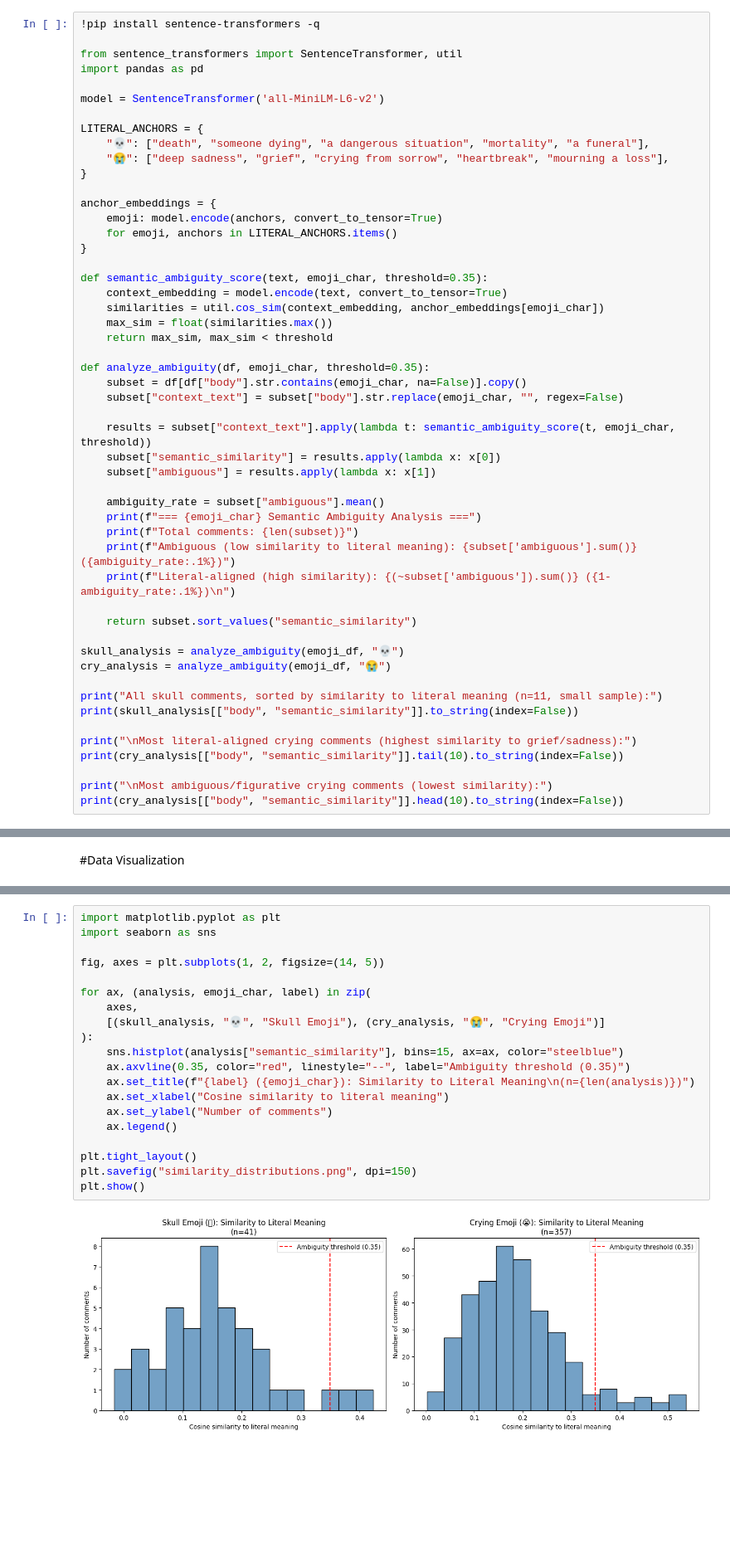
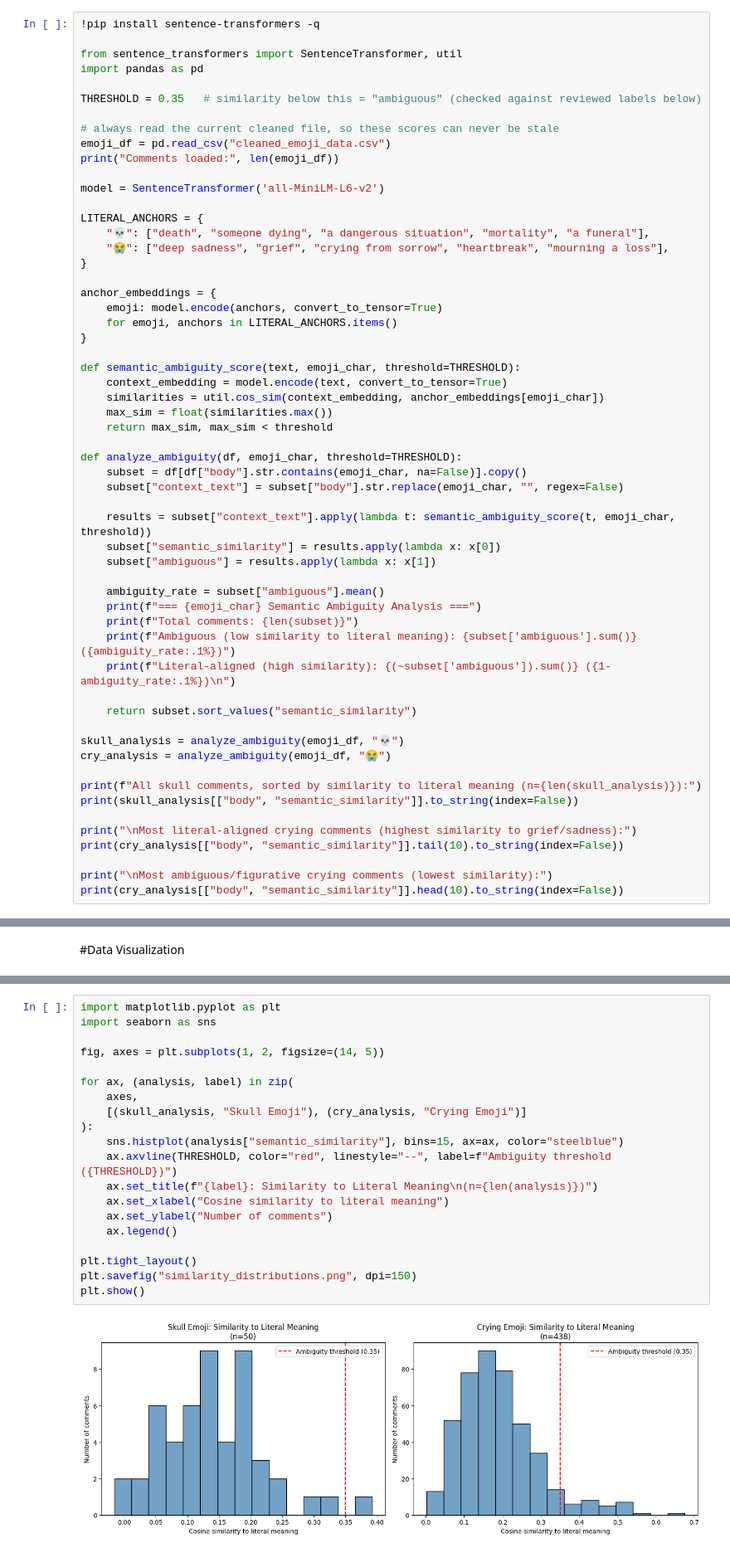
Before and after one commit to vpattangi/tone-discourse-classification, a Jupyter notebook: emoji_analysis.ipynb, the cells around one changed output, grey strips where cells are left out. Shown at 83% size. Saved outputs shown, nothing was run; the diff lists cells and outputs as text; blank space fills up the shorter version.

```diff
--- a/emoji_analysis.ipynb
+++ b/emoji_analysis.ipynb
@@ -784,6 +821,12 @@ Exported 357 crying comments to cry_to_label.csv
 
 from sentence_transformers import SentenceTransformer, util
 import pandas as pd
+
+THRESHOLD = 0.35   # similarity below this = "ambiguous" (checked against reviewed labels below)
+
+# always read the current cleaned file, so these scores can never be stale
+emoji_df = pd.read_csv("cleaned_emoji_data.csv")
+print("Comments loaded:", len(emoji_df))
 
 model = SentenceTransformer('all-MiniLM-L6-v2')
 
@@ -797,13 +840,13 @@ anchor_embeddings = {
     for emoji, anchors in LITERAL_ANCHORS.items()
 }
 
-def semantic_ambiguity_score(text, emoji_char, threshold=0.35):
+def semantic_ambiguity_score(text, emoji_char, threshold=THRESHOLD):
     context_embedding = model.encode(text, convert_to_tensor=True)
     similarities = util.cos_sim(context_embedding, anchor_embeddings[emoji_char])
     max_sim = float(similarities.max())
     return max_sim, max_sim < threshold
 
-def analyze_ambiguity(df, emoji_char, threshold=0.35):
+def analyze_ambiguity(df, emoji_char, threshold=THRESHOLD):
     subset = df[df["body"].str.contains(emoji_char, na=False)].copy()
     subset["context_text"] = subset["body"].str.replace(emoji_char, "", regex=False)
 
@@ -822,7 +865,7 @@ def analyze_ambiguity(df, emoji_char, threshold=0.35):
 skull_analysis = analyze_ambiguity(emoji_df, "💀")
 cry_analysis = analyze_ambiguity(emoji_df, "😭")
 
-print("All skull comments, sorted by similarity to literal meaning (n=11, small sample):")
+print(f"All skull comments, sorted by similarity to literal meaning (n={len(skull_analysis)}):")
 print(skull_analysis[["body", "semantic_similarity"]].to_string(index=False))
 
 print("\nMost literal-aligned crying comments (highest similarity to grief/sadness):")
@@ -855,25 +996,25 @@ This section visualizes the semantic similarity results from the previous analys
 # %%
 import matplotlib.pyplot as plt
 import seaborn as sns
 
 fig, axes = plt.subplots(1, 2, figsize=(14, 5))
 
-for ax, (analysis, emoji_char, label) in zip(
+for ax, (analysis, label) in zip(
     axes,
-    [(skull_analysis, "💀", "Skull Emoji"), (cry_analysis, "😭", "Crying Emoji")]
+    [(skull_analysis, "Skull Emoji"), (cry_analysis, "Crying Emoji")]
 ):
     sns.histplot(analysis["semantic_similarity"], bins=15, ax=ax, color="steelblue")
-    ax.axvline(0.35, color="red", linestyle="--", label="Ambiguity threshold (0.35)")
-    ax.set_title(f"{label} ({emoji_char}): Similarity to Literal Meaning\n(n={len(analysis)})")
+    ax.axvline(THRESHOLD, color="red", linestyle="--", label=f"Ambiguity threshold ({THRESHOLD})")
+    ax.set_title(f"{label}: Similarity to Literal Meaning\n(n={len(analysis)})")
     ax.set_xlabel("Cosine similarity to literal meaning")
     ax.set_ylabel("Number of comments")
     ax.legend()
 
 plt.tight_layout()
 plt.savefig("similarity_distributions.png", dpi=150)
 plt.show()
 # %% [output]
-[figure, old version]
+[figure, new version]
 # %%
 # Bar chart: ambiguous vs literal-aligned proportion, side by side
 import numpy as np
```
Also changed, not shown: parts of 31 cells of this notebook.
